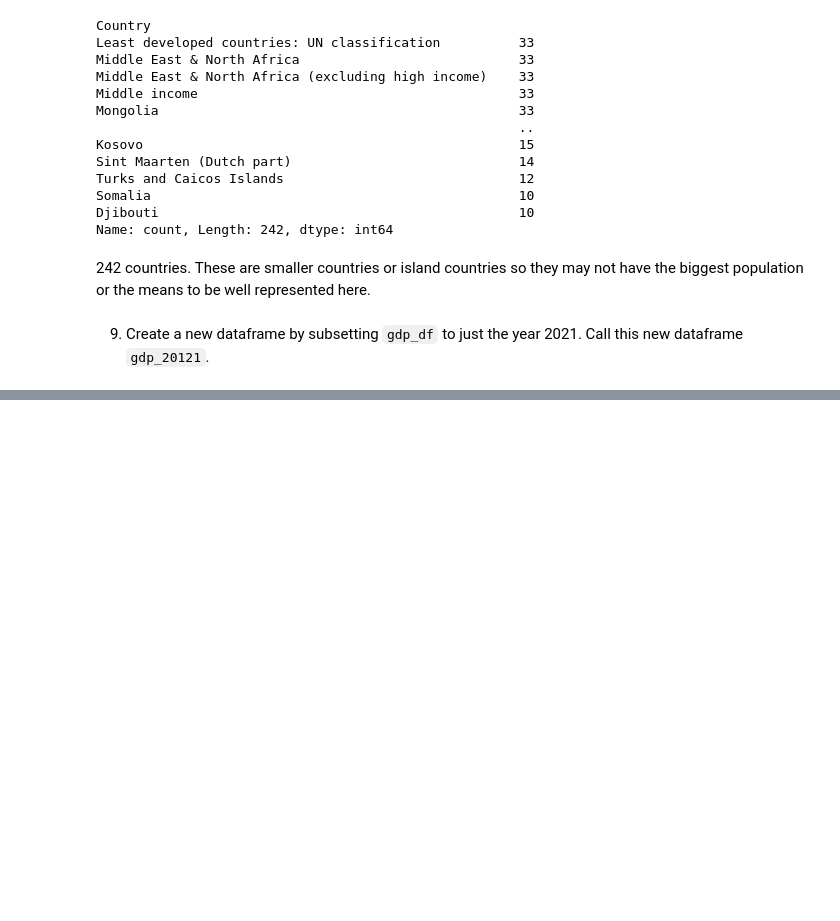
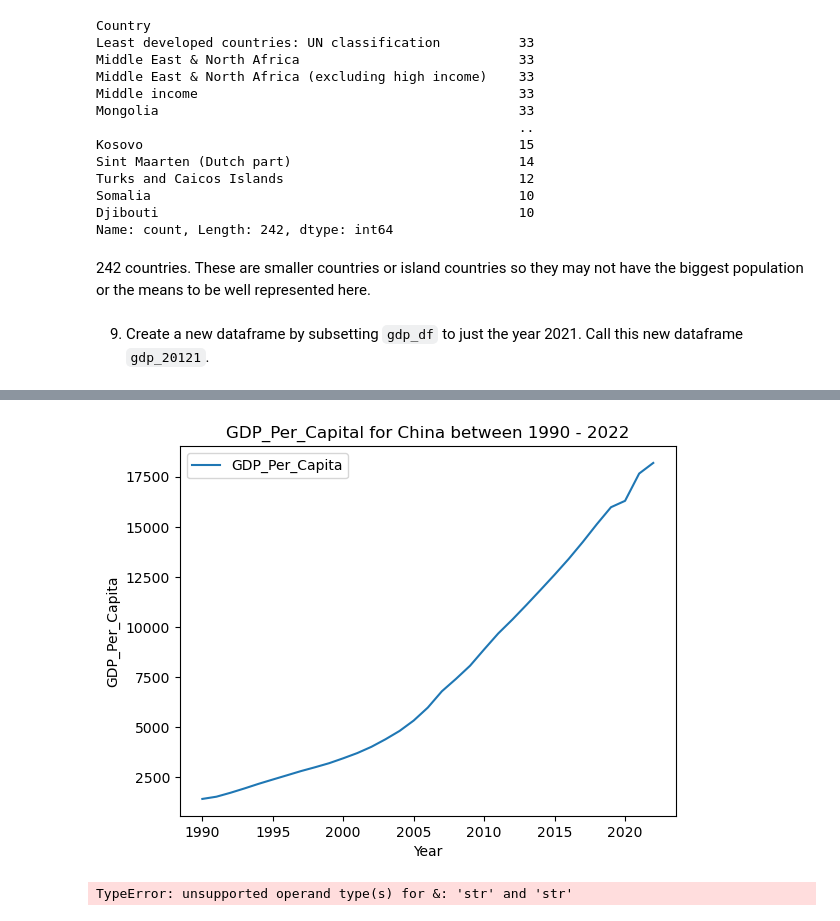
Before and after one commit to nss-data-science-cohort-8/un-exploration-Jorgen85Lex, a Jupyter notebook: notebooks/UN_Data_Exploration.ipynb, the cells around one changed output, grey strips where cells are left out. Saved outputs shown, nothing was run; the diff lists cells and outputs as text; code cells hidden in the pictures; blank space fills up the shorter version.

```diff
--- a/notebooks/UN_Data_Exploration.ipynb
+++ b/notebooks/UN_Data_Exploration.ipynb
@@ -186,0 +323,8 @@ gdp_20121.describe()
+# %%
+gdp_China.plot(x='Year', y='GDP_Per_Capita', kind='line')
+plt.title('GDP_Per_Capital for China between 1990 - 2022')
+plt.xlabel('Year')
+plt.ylabel('GDP_Per_Capita')
+plt.show()
+# %% [output]
+[figure, added]
@@ -186,0 +333,4 @@ gdp_20121.describe()
+# %%
+gdp_Equitorial_Guinea_China  = gdp_df.loc[gdp_df['Country'] == 'China' & 'Equatorial_Guinea']
+# %% [output]
+TypeError: unsupported operand type(s) for &: 'str' and 'str'
```
Also changed, not shown: parts of 31 cells of this notebook.
